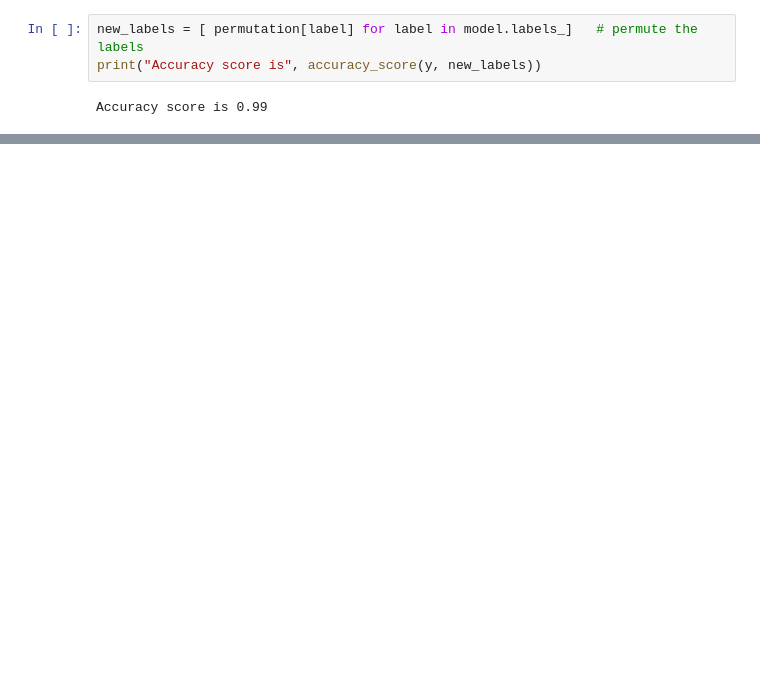
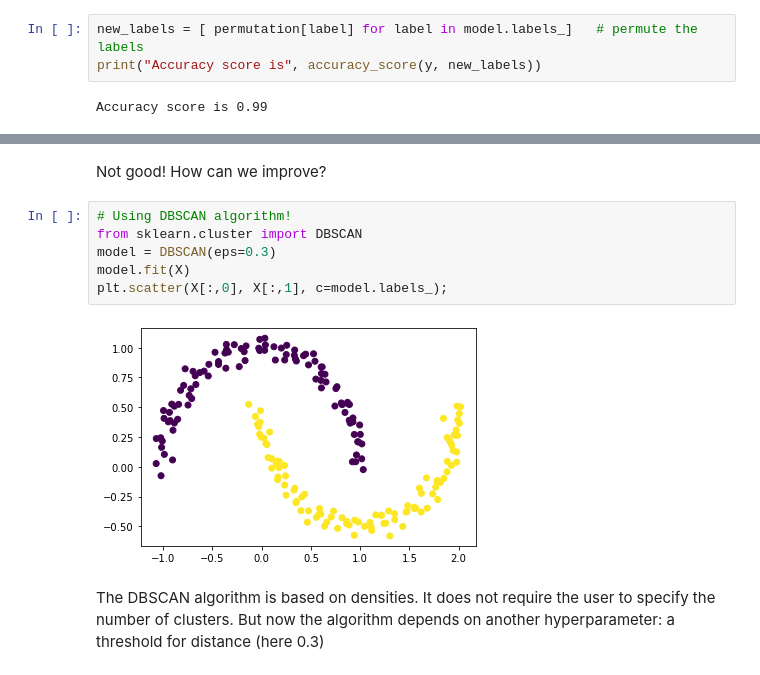
Before and after one commit to tauimonen/Data-science, a Jupyter notebook: clustering_wit_k-means.ipynb, the cells around one changed output, grey strips where cells are left out. Drawn from its saved outputs; the diff is of its cells as text; blank space fills up the shorter version.

```diff
--- a/clustering_wit_k-means.ipynb
+++ b/clustering_wit_k-means.ipynb
@@ -65,0 +79,14 @@ Accuracy score is 0.99
+# %% [markdown]
+Not good! How can we improve?
+# %%
+# Using DBSCAN algorithm!
+from sklearn.cluster import DBSCAN
+model = DBSCAN(eps=0.3)
+model.fit(X)
+plt.scatter(X[:,0], X[:,1], c=model.labels_);
+# %% [output]
+[figure, added]
+# %% [markdown]
+The DBSCAN algorithm is based on densities. It does not require the
+user to specify the number of clusters. But now the algorithm depends
+on another hyperparameter: a threshold for distance (here 0.3)
```
Also changed, not shown: parts of 12 cells of this notebook.
